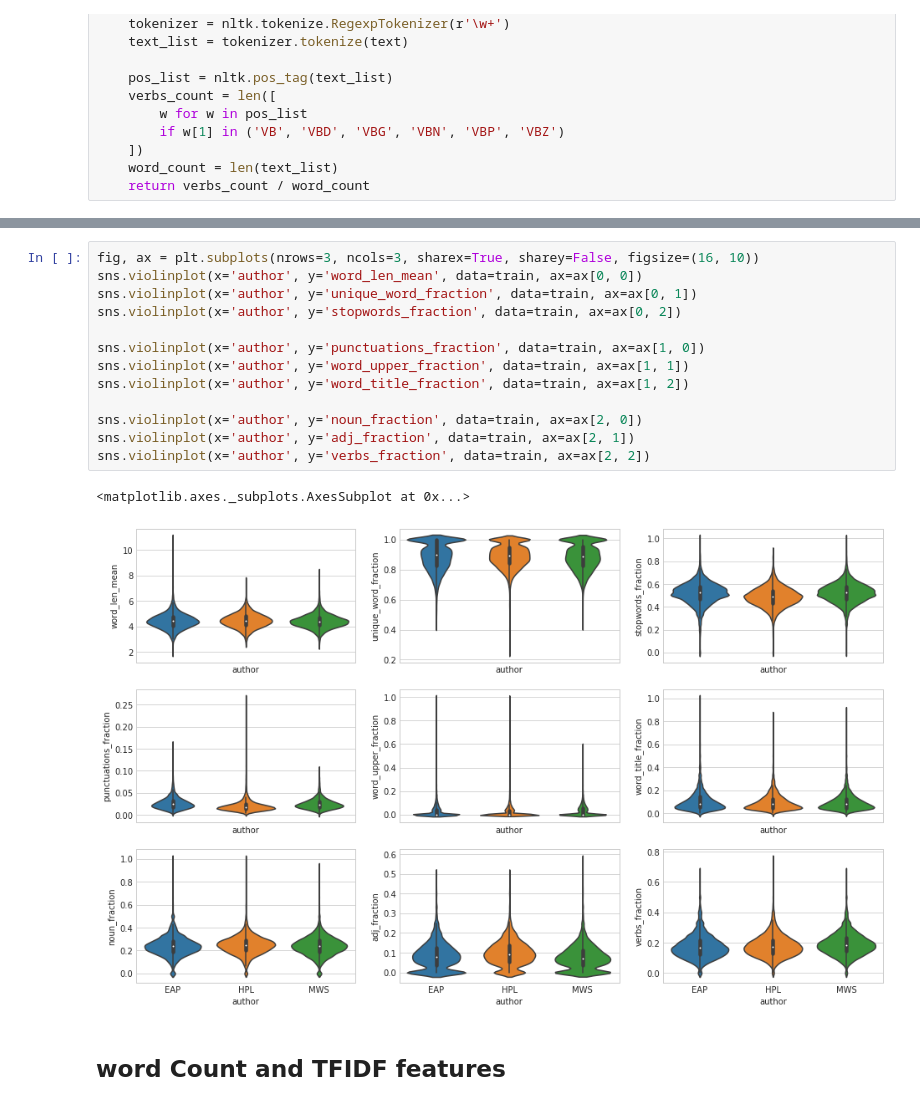
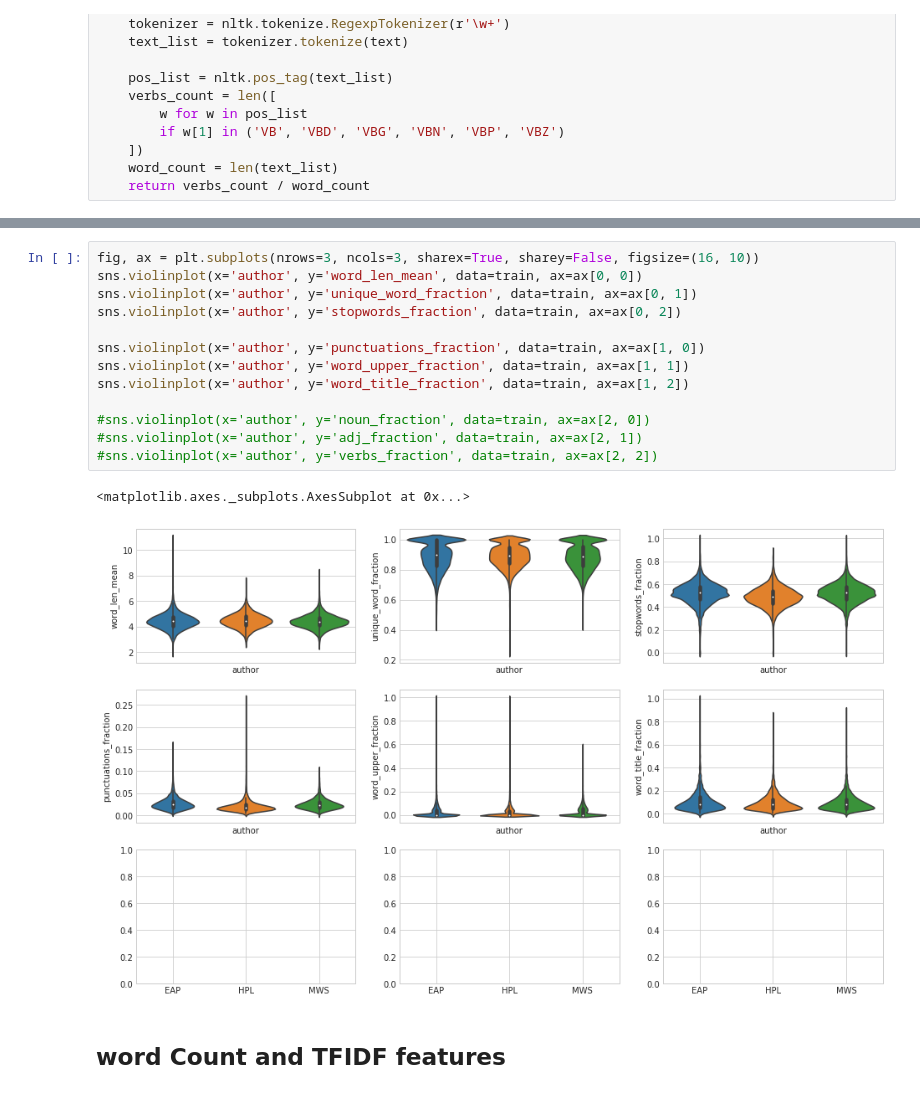
Before and after one commit to GuidoPaul/KaggleCompetitions, a Jupyter notebook: Spooky_Author_Identification/src/main3.ipynb, the cells around one changed output, grey strips where cells are left out. Saved outputs shown, nothing was run; the diff lists cells and outputs as text.

```diff
--- a/Spooky_Author_Identification/src/main3.ipynb
+++ b/Spooky_Author_Identification/src/main3.ipynb
@@ -437,19 +416,19 @@ Time is 2.384185791015625e-07.
 # %%
 fig, ax = plt.subplots(nrows=3, ncols=3, sharex=True, sharey=False, figsize=(16, 10))
 sns.violinplot(x='author', y='word_len_mean', data=train, ax=ax[0, 0])
 sns.violinplot(x='author', y='unique_word_fraction', data=train, ax=ax[0, 1])
 sns.violinplot(x='author', y='stopwords_fraction', data=train, ax=ax[0, 2])
 
 sns.violinplot(x='author', y='punctuations_fraction', data=train, ax=ax[1, 0])
 sns.violinplot(x='author', y='word_upper_fraction', data=train, ax=ax[1, 1])
 sns.violinplot(x='author', y='word_title_fraction', data=train, ax=ax[1, 2])
 
-sns.violinplot(x='author', y='noun_fraction', data=train, ax=ax[2, 0])
-sns.violinplot(x='author', y='adj_fraction', data=train, ax=ax[2, 1])
-sns.violinplot(x='author', y='verbs_fraction', data=train, ax=ax[2, 2])
+#sns.violinplot(x='author', y='noun_fraction', data=train, ax=ax[2, 0])
+#sns.violinplot(x='author', y='adj_fraction', data=train, ax=ax[2, 1])
+#sns.violinplot(x='author', y='verbs_fraction', data=train, ax=ax[2, 2])
 # %% [output]
 <matplotlib.axes._subplots.AxesSubplot at 0x...>
-[figure, old version]
+[figure, new version]
 # %% [markdown]
 ## word Count and TFIDF features
 # %%
```
Also changed, not shown: parts of 57 cells of this notebook.
